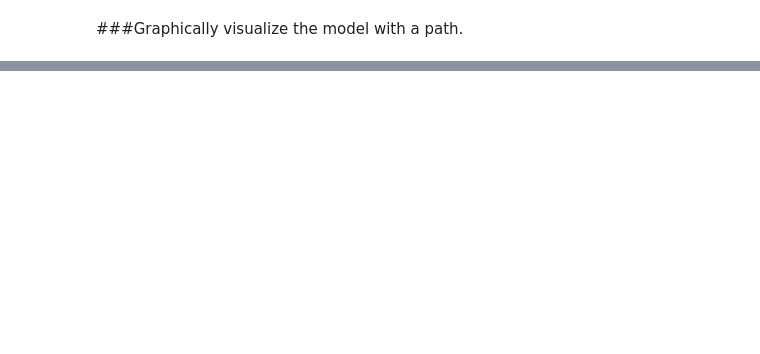
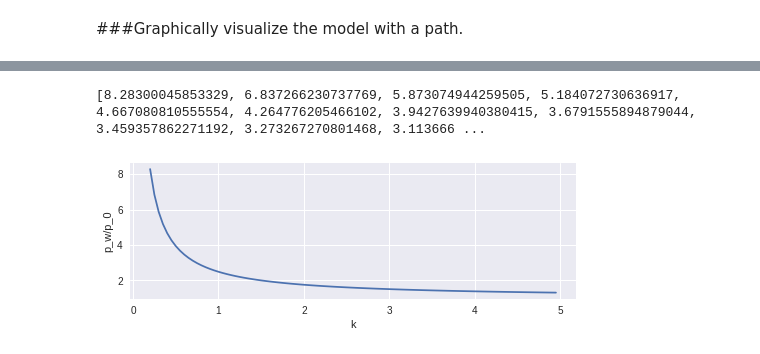
Before and after one commit to mzhang32/nanohub-project, a Jupyter notebook: first_submodel.ipynb, the cells around one changed output, grey strips where cells are left out. Cells and saved outputs as stored; diff of their text form; code cells hidden in the pictures; blank space fills up the shorter version.

```diff
--- a/first_submodel.ipynb
+++ b/first_submodel.ipynb
@@ -417,0 +616,31 @@ The path consists of the following segments:
+# %%
+# Using experiment (a) with Ag and R=0.3, p=0.4, C=1
+lambda_0 = 125e-9
+#cond_0 = 6.3e7 # Silver
+C = 1
+# Test points for k = 1, 2, 5, 8, 10, 12
+#k_list = [.1, .5, 1, 2, 5, 8, 10, 12]
+k_list = np.arange(.2, 5, 0.05)
+ratio_list = []
+for k in k_list:
+  a = k*lambda_0*.5
+  d = 2*a*C
+  #cond_w = total_conductivity(a, lambda_0, .3, d, pi, cond_0, .5)
+  cond_0 = 4.1e7 # Gold
+  cond_w = total_conductivity(a, lambda_0, .52, d, pi, cond_0, .5)
+  ratio_list.append(cond_0/cond_w)
+  #print("For k = %.1f we get that p_w/p_0 is %f" % (k, cond_0/cond_w))
+print(ratio_list)
+
+# x = np.arange(.1, 25, 0.1)
+plt.figure(1)
+plt.subplot(211)
+
+plt.plot(k_list, ratio_list)
+#plt.axis('square')
+plt.xlabel('k')
+plt.ylabel('p_w/p_0')
+plt.show()
+# %% [output]
+[8.28300045853329, 6.837266230737769, 5.873074944259505, 5.184072730636917, 4.667080810555554, 4.264776205466102, 3.9427639940380415, 3.6791555894879044, 3.459357862271192, 3.273267270801468, 3.113666 ...
+[figure, added]
```
Also changed, not shown: parts of 23 cells of this notebook.
